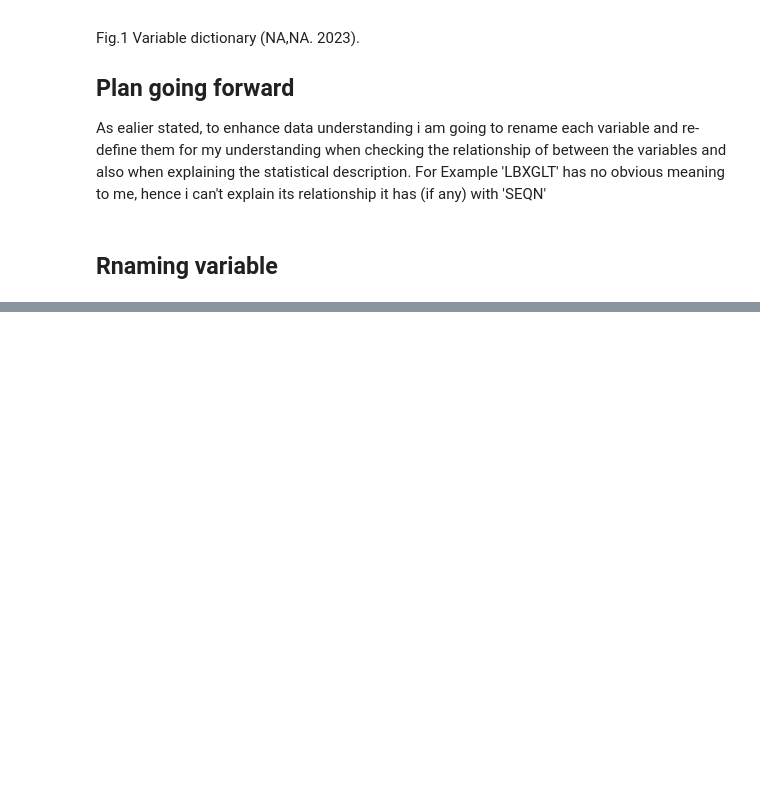
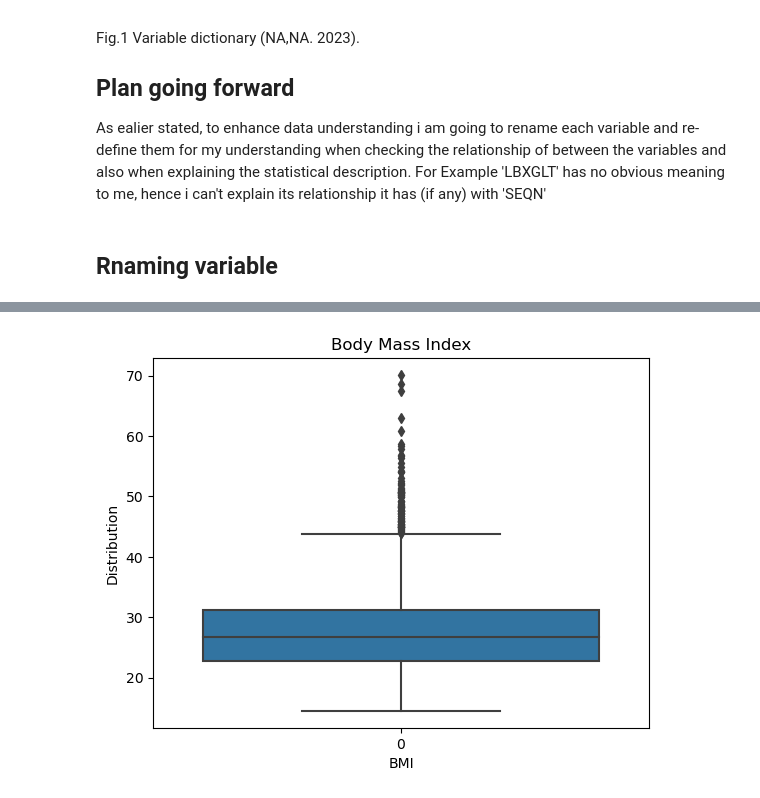
Before and after one commit to Ayomide-ola/Health-analysis, a Jupyter notebook: Integrated_CA .ipynb, the cells around one changed output, grey strips where cells are left out. Drawn from its saved outputs; the diff is of its cells as text; code cells hidden in the pictures; blank space fills up the shorter version.

```diff
--- a/Integrated_CA .ipynb
+++ b/Integrated_CA .ipynb
@@ -453,0 +485,8 @@ As shOwn in the statisticaall summary, the average age of all respondents is '41
+# %%
+sns.boxplot(data=df["BMI"])
+plt.title("Body Mass Index")
+plt.xlabel("BMI")
+plt.ylabel("Distribution")
+plt.show()
+# %% [output]
+[figure, added]
```
Also changed, not shown: parts of 52 cells of this notebook.
